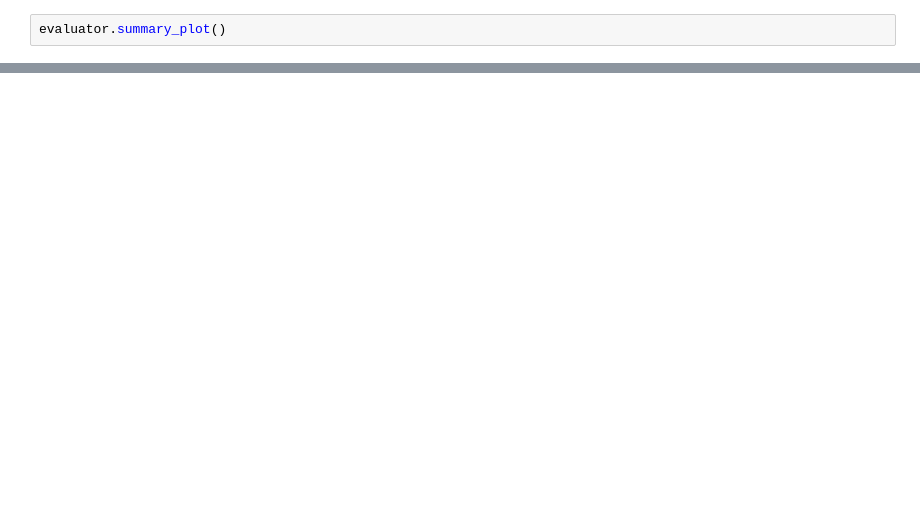
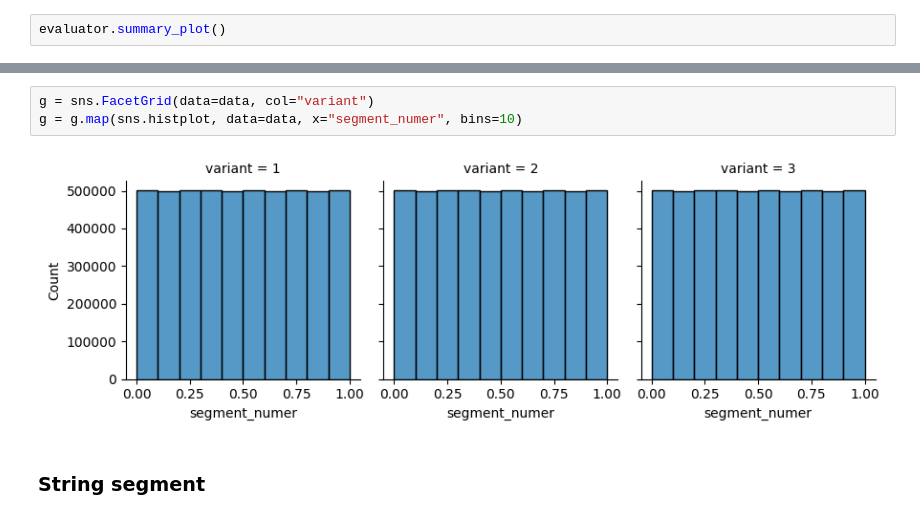
Before and after one commit to shyaginuma/casual_inference, a Jupyter notebook: examples/ab_test_evaluator.ipynb, the cells around one changed output, grey strips where cells are left out. Drawn from its saved outputs; the diff is of its cells as text; blank space fills up the shorter version.

```diff
--- a/examples/ab_test_evaluator.ipynb
+++ b/examples/ab_test_evaluator.ipynb
@@ -47,0 +61,7 @@ evaluator.summary_plot()
+# %%
+g = sns.FacetGrid(data=data, col="variant")
+g = g.map(sns.histplot, data=data, x="segment_numer", bins=10)
+# %% [output]
+[figure, added]
+# %% [markdown]
+### String segment
```
Also changed, not shown: parts of 16 cells of this notebook, 7 other files.
